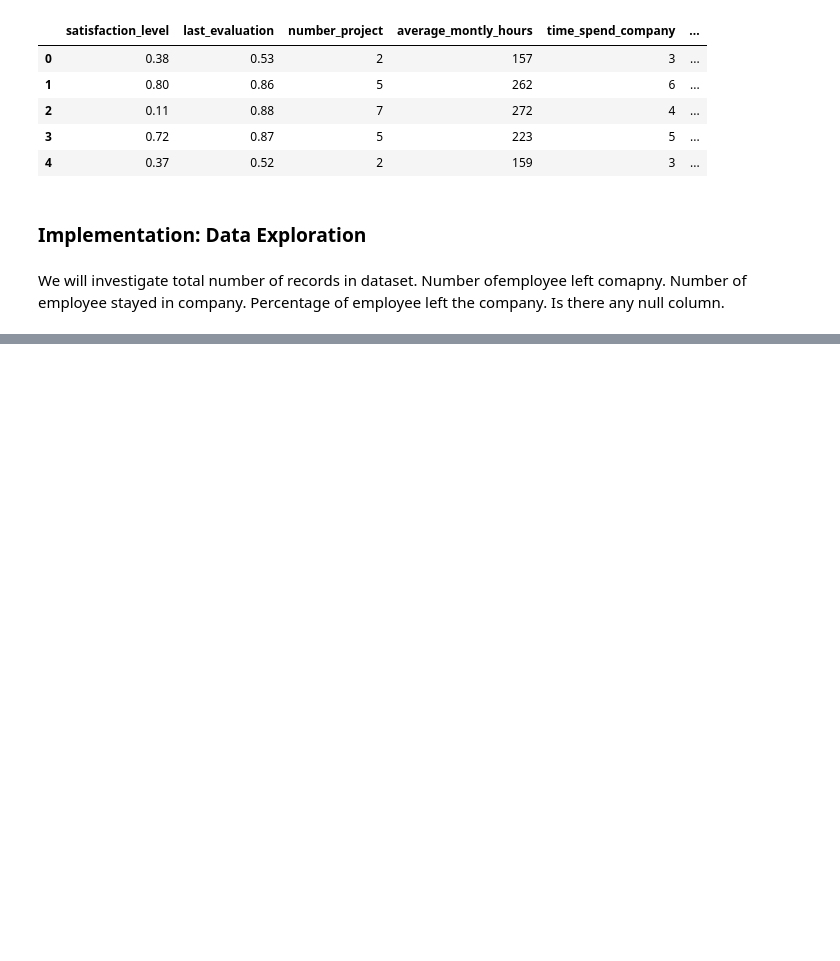
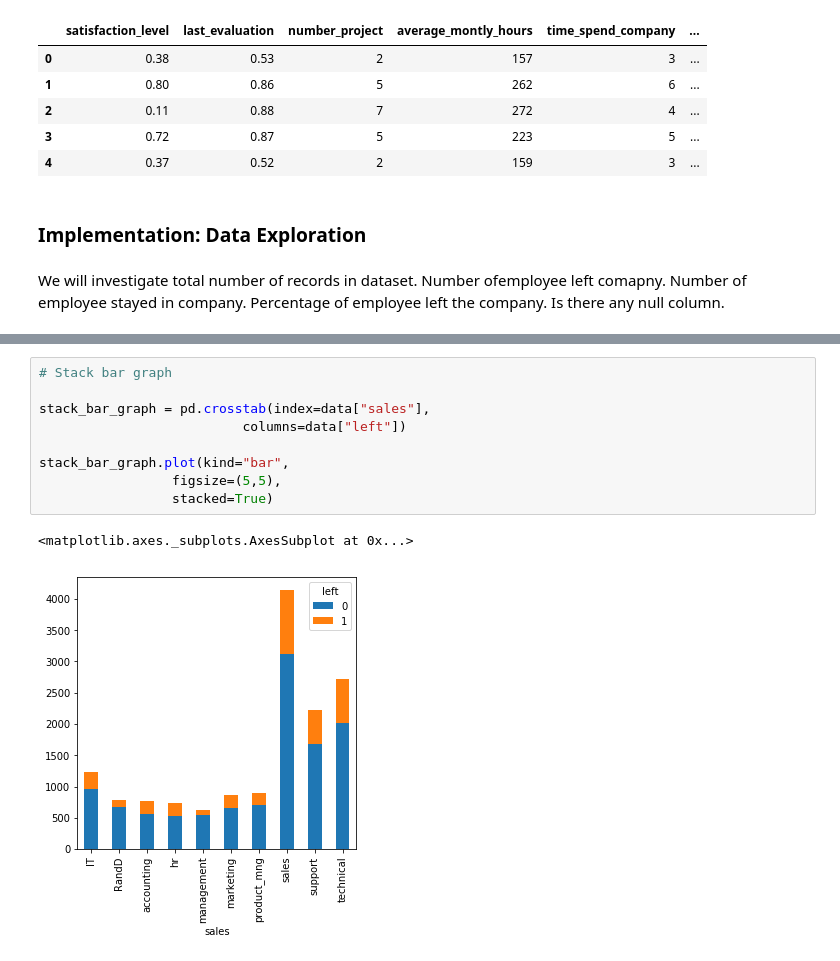
Before and after one commit to ArshadKhurshid/Capstone-Project-Udacity, a Jupyter notebook: CapstoneProject.ipynb, the cells around one changed output, grey strips where cells are left out. Saved outputs shown, nothing was run; the diff lists cells and outputs as text; blank space fills up the shorter version.

```diff
--- a/CapstoneProject.ipynb
+++ b/CapstoneProject.ipynb
@@ -68,0 +122,12 @@ Percent of employee who have moved on: 23.81%
+# %%
+# Stack bar graph
+
+stack_bar_graph = pd.crosstab(index=data["sales"],
+                          columns=data["left"])
+
+stack_bar_graph.plot(kind="bar",
+                 figsize=(5,5),
+                 stacked=True)
+# %% [output]
+<matplotlib.axes._subplots.AxesSubplot at 0x...>
+[figure, added]
```
Also changed, not shown: parts of 4 cells of this notebook.
